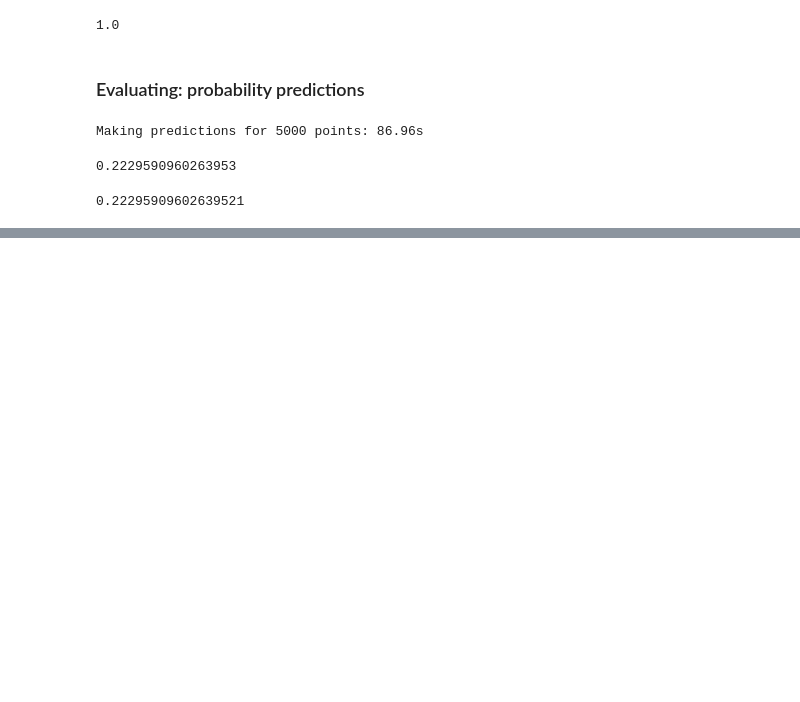
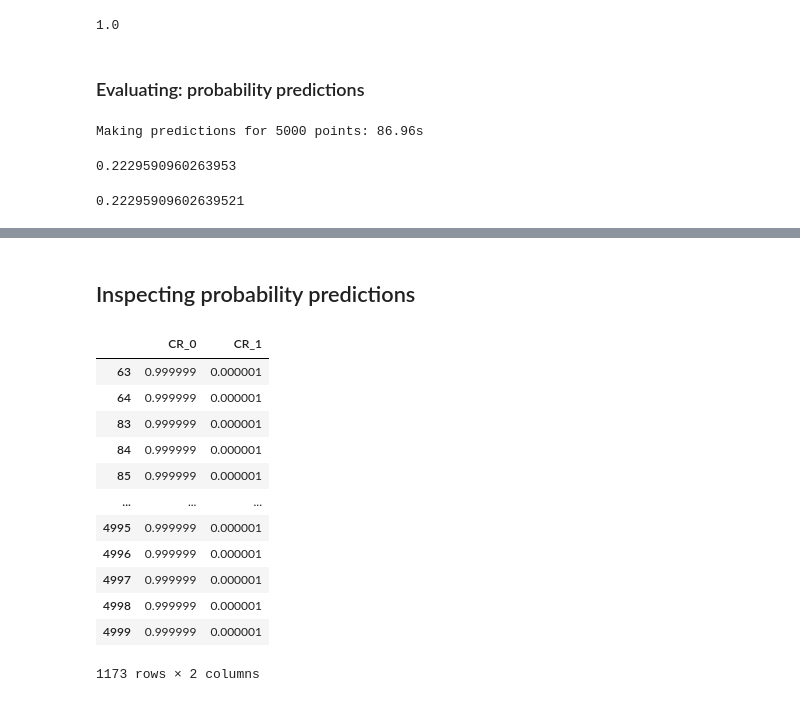
Before and after one commit to sashanksilwal/CRSLR, a Jupyter notebook: Ngoc/Training/Training data.ipynb, the cells around one changed output, grey strips where cells are left out. Drawn from its saved outputs; the diff is of its cells as text; code cells hidden in the pictures; blank space fills up the shorter version.

```diff
--- a/Ngoc/Training/Training data.ipynb
+++ b/Ngoc/Training/Training data.ipynb
@@ -303,0 +402,20 @@ mean_absolute_error(cr0['CR_0'][:n], prob_preds['CR_0'])
+# %% [markdown]
+## Inspecting probability predictions
+# %%
+val = prob_preds.CR_1.value_counts().index[0]
+same_prob = prob_preds[prob_preds.CR_1 == val]
+same_prob
+# %% [output]
+|  | CR_0 | CR_1 |
+| 63 | 0.999999 | 0.000001 |
+| 64 | 0.999999 | 0.000001 |
+| 83 | 0.999999 | 0.000001 |
+| 84 | 0.999999 | 0.000001 |
+| 85 | 0.999999 | 0.000001 |
+| ... | ... | ... |
+| 4995 | 0.999999 | 0.000001 |
+| 4996 | 0.999999 | 0.000001 |
+| 4997 | 0.999999 | 0.000001 |
+| 4998 | 0.999999 | 0.000001 |
+| 4999 | 0.999999 | 0.000001 |
+1173 rows × 2 columns
```
Also changed, not shown: parts of 26 cells of this notebook, 7 other files.
